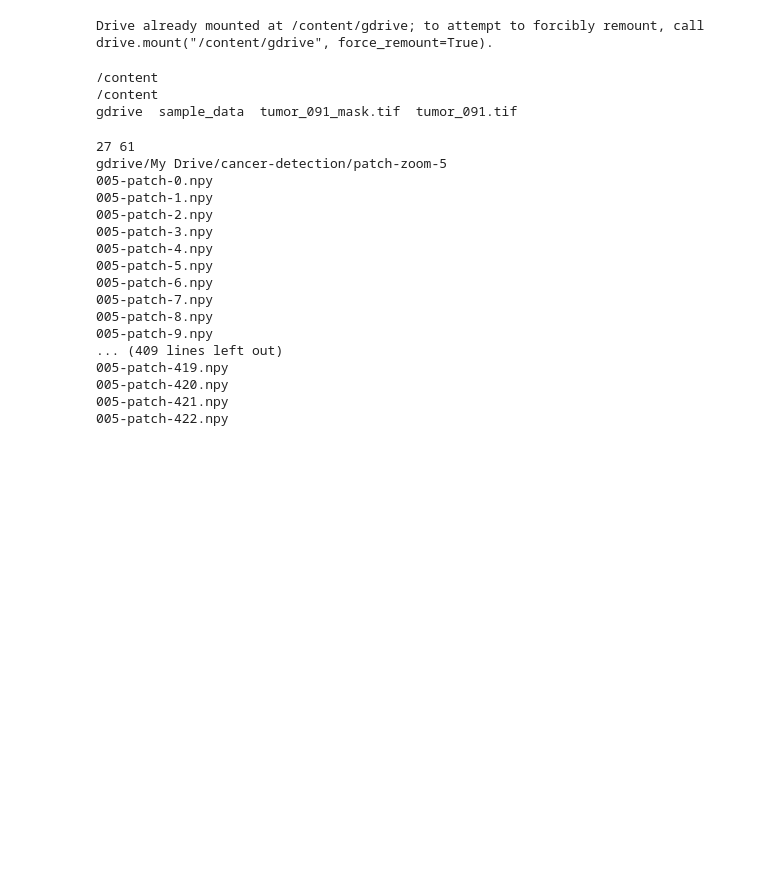
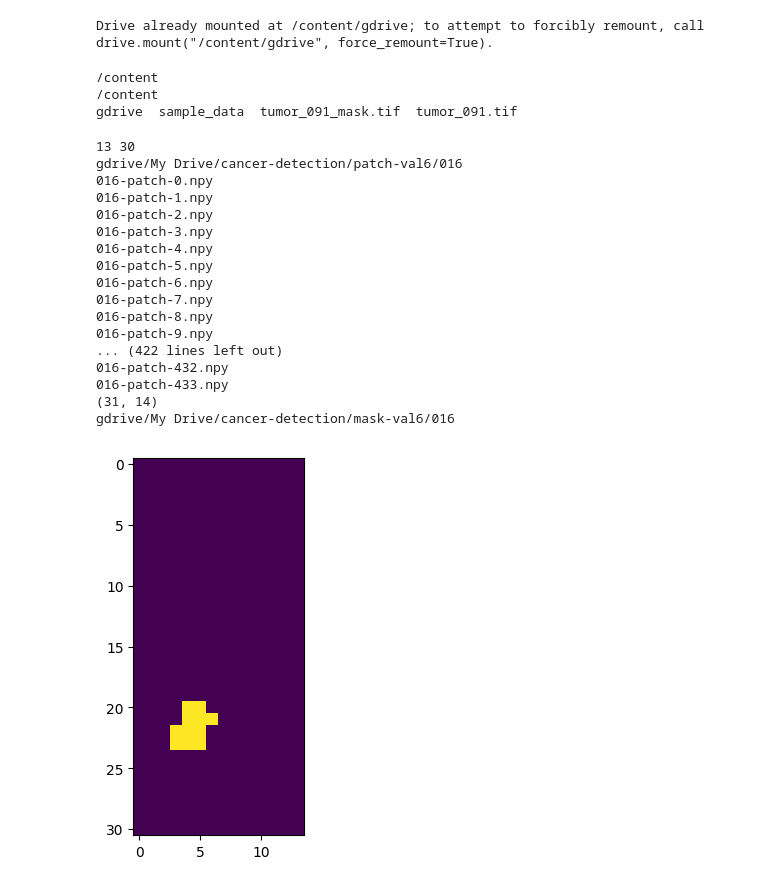
Before and after one commit to akoo-45/cancer-detection, a Jupyter notebook: 091_zoom_generator.ipynb, the cells around one changed output. Cells and saved outputs as stored; diff of their text form; code cells hidden in the pictures; blank space fills up the shorter version.

```diff
--- a/091_zoom_generator.ipynb
+++ b/091_zoom_generator.ipynb
@@ -111,7 +93,7 @@ def create_patches(level, img, slide, tumor_mask):
       need_padding = False # default
 
       if j is num_patch_x: # edge of the row
-        width2 = slide.level_dimensions[level][0] % (patch_x_dim // 2) # 300 / 2
+        width2 = slide.level_dimensions[level][0] % (patch_x_dim // 2)
         need_padding = True
 
       if i is num_patch_y:
@@ -162,14 +144,14 @@ def create_patches(level, img, slide, tumor_mask):
   for i in range(0, num_patch_y + 1):
     # span every cell
     for j in range(0, num_patch_x + 1):
-      width2 = 300
-      height2 = 300
+      width2 = patch_x_dim
+      height2 = patch_y_dim
       checkin = False
       if i is num_patch_y:
         checkin = True
-        width2 = slide.level_dimensions[level][0] % 150
+        width2 = slide.level_dimensions[level][0] % (patch_x_dim // 2)
       if j is num_patch_x:
-        height2 = slide.level_dimensions[level][1] % 150
+        height2 = slide.level_dimensions[level][1] % (patch_x_dim // 2)
         checkin = True
 
 
@@ -190,7 +172,7 @@ def create_patches(level, img, slide, tumor_mask):
         for cell in row:
           if int(cell) == 1:
             count += 1
-      perc = count / (300 * 300) # percentage wise
+      perc = count / (patch_x_dim * patch_y_dim) # percentage wise
   #     print(perc)
       if perc > 0.1:
         masks.append(1)
@@ -259,7 +241,7 @@ def create_patches_validation(level, img, slide, tumor_mask):
       slides.append(slide_image)
 
   # Add to local gdrive
-  patch_dir = "gdrive/My Drive/cancer-detection/patch-val/" + str(level) + "/" + img
+  patch_dir = "gdrive/My Drive/cancer-detection/patch-val" + str(level) + "/" + img
   print(patch_dir)
   for i in range(len(slides)):
     patch_name = img + "-patch-" + str(i) + ".npy"
@@ -277,14 +259,14 @@ def create_patches_validation(level, img, slide, tumor_mask):
   for i in range(0, num_patch_y + 1):
     # span every cell
     for j in range(0, num_patch_x + 1):
-      width2 = 300
-      height2 = 300
+      width2 = patch_x_dim
+      height2 = patch_y_dim
       checkin = False
       if i is num_patch_y:
         checkin = True
-        width2 = slide.level_dimensions[level][0] % 150
+        width2 = slide.level_dimensions[level][0] % (patch_x_dim // 2)
       if j is num_patch_x:
-        height2 = slide.level_dimensions[level][1] % 150
+        height2 = slide.level_dimensions[level][1] % (patch_x_dim // 2)
         checkin = True
 
 
@@ -305,7 +287,7 @@ def create_patches_validation(level, img, slide, tumor_mask):
         for cell in row:
           if int(cell) == 1:
             count += 1
-      perc = count / (300 * 300) # percentage wise
+      perc = count / (patch_x_dim  * patch_x_dim) # percentage wise
   #     print(perc)
       if perc > 0.1:
         masks.append(1)
@@ -341,48 +323,49 @@ gdrive  sample_data  tumor_091_mask.tif  tumor_091.tif
 # %%
 imgs = ['005', '091']
 val_imgs = ['016']
-level = 5
+level = 6
 
 for img in imgs:
   # Download an example slide (not yet the input x) and a tumor mask (y)
   slide_path = 'tumor_'+ img +'.tif'
   mask_path = 'tumor_'+ img +'_mask.tif'
 
   slide_url = 'gdrive/My Drive/cancer-detection/slides/' + slide_path
   mask_url = 'gdrive/My Drive/cancer-detection/slides/' + mask_path
 
   slide = open_slide(slide_url)
   tumor_mask = open_slide(mask_url)
 
   create_patches(level, img, slide, tumor_mask)
 
 for img in val_imgs:
   # Download an example slide (not yet the input x) and a tumor mask (y)
   slide_path = 'tumor_'+ img +'.tif'
   mask_path = 'tumor_'+ img +'_mask.tif'
 
   slide_url = 'gdrive/My Drive/cancer-detection/slides/' + slide_path
   mask_url = 'gdrive/My Drive/cancer-detection/slides/' + mask_path
 
   slide = open_slide(slide_url)
   tumor_mask = open_slide(mask_url)
 
   create_patches_validation(level, img, slide, tumor_mask)
 # %% [output]
-27 61
-gdrive/My Drive/cancer-detection/patch-zoom-5
-005-patch-0.npy
-005-patch-1.npy
-005-patch-2.npy
-005-patch-3.npy
-005-patch-4.npy
-005-patch-5.npy
-005-patch-6.npy
-005-patch-7.npy
-005-patch-8.npy
-005-patch-9.npy
-... (409 lines left out)
-005-patch-419.npy
-005-patch-420.npy
-005-patch-421.npy
-005-patch-422.npy
+13 30
+gdrive/My Drive/cancer-detection/patch-val6/016
+016-patch-0.npy
+016-patch-1.npy
+016-patch-2.npy
+016-patch-3.npy
+016-patch-4.npy
+016-patch-5.npy
+016-patch-6.npy
+016-patch-7.npy
+016-patch-8.npy
+016-patch-9.npy
+... (422 lines left out)
+016-patch-432.npy
+016-patch-433.npy
+(31, 14)
+gdrive/My Drive/cancer-detection/mask-val6/016
+[figure, added]
```
Also changed, not shown: parts of 1 cell of this notebook.
